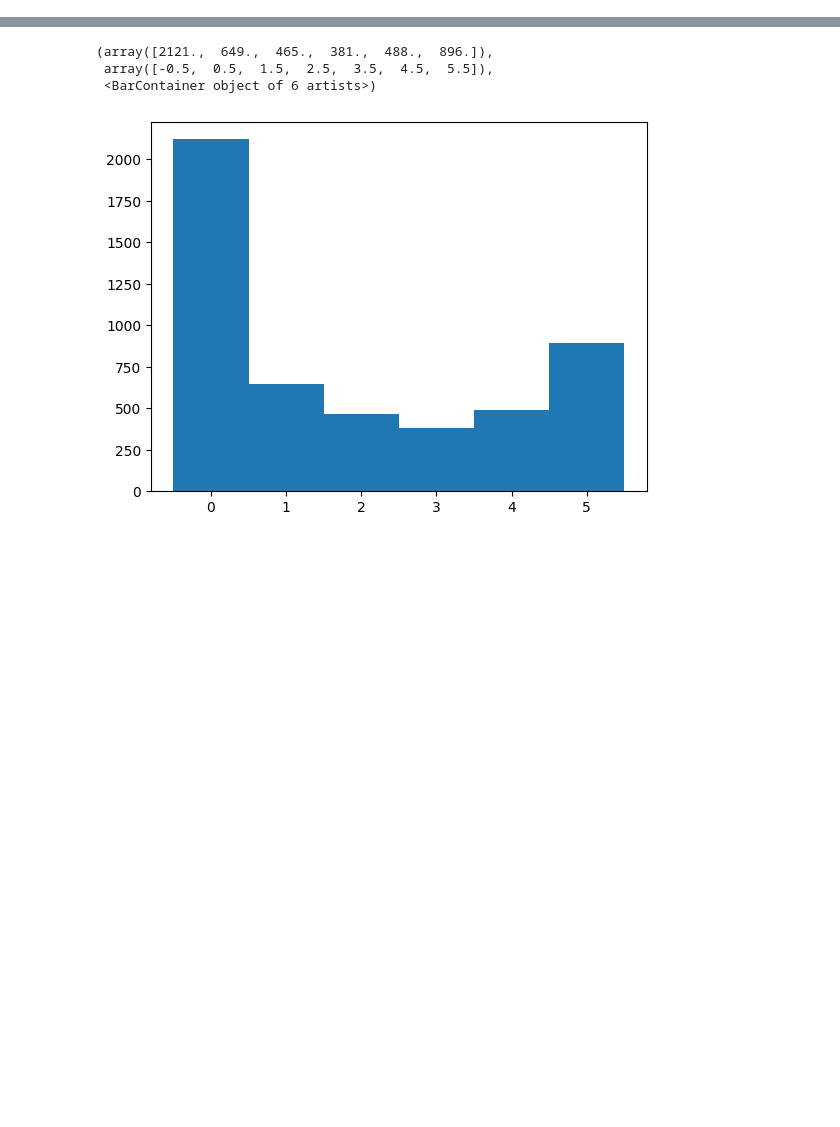
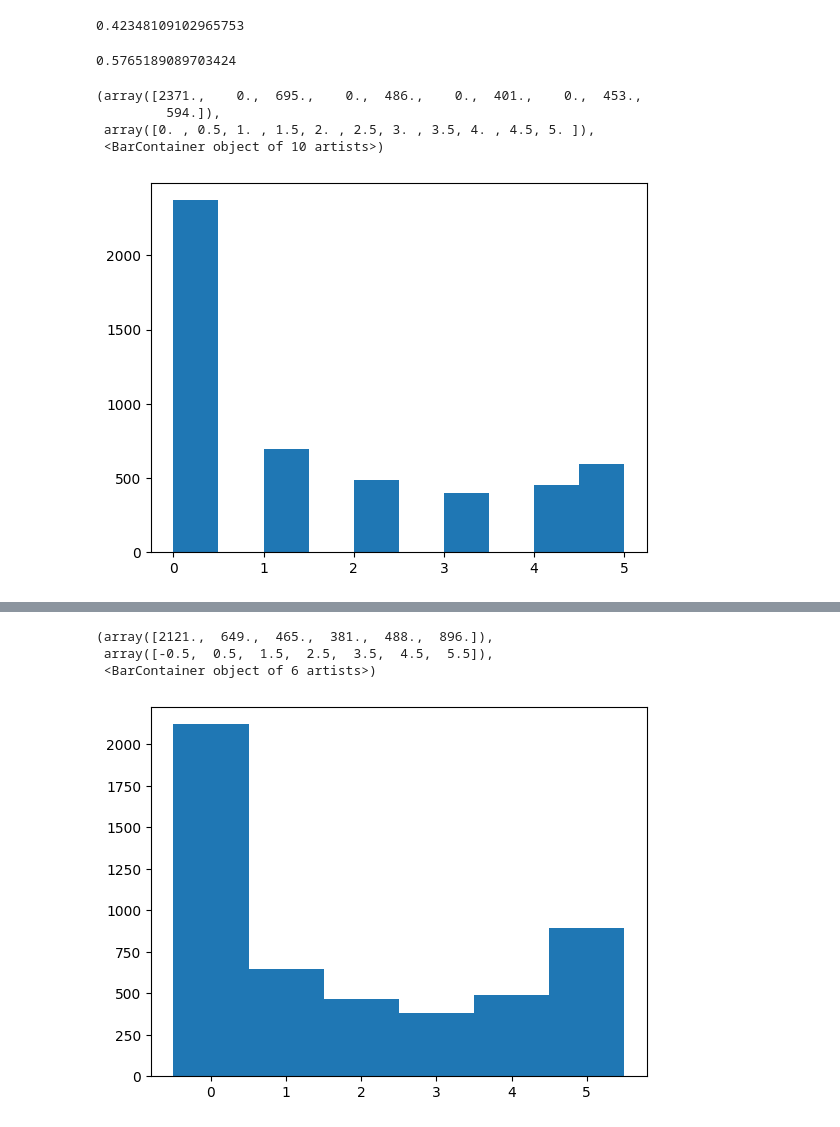
Before and after one commit to katiekang1998/reasoning_data, a Jupyter notebook: analyze/math_all_samples.ipynb, the cells around one changed output, grey strips where cells are left out. Cells and saved outputs as stored; diff of their text form; code cells hidden in the pictures; blank space fills up the shorter version.

```diff
--- a/analyze/math_all_samples.ipynb
+++ b/analyze/math_all_samples.ipynb
@@ -3,0 +8,18 @@ import matplotlib.pyplot as plt
+# %%
+len(easy_idxs)/len(train_num_correct)
+# %% [output]
+0.42348109102965753
+# %%
+len(hard_idxs)/len(train_num_correct)
+# %% [output]
+0.5765189089703424
+# %%
+train_accs2 = (np.load('../ckpts/math_all_2epochs_llama2/test_answer_types5_seed2.npy')==0).sum(axis=-1)
+# %%
+plt.hist(train_accs2)
+# %% [output]
+(array([2371.,    0.,  695.,    0.,  486.,    0.,  401.,    0.,  453.,
+         594.]),
+ array([0. , 0.5, 1. , 1.5, 2. , 2.5, 3. , 3.5, 4. , 4.5, 5. ]),
+ <BarContainer object of 10 artists>)
+[figure, added]
```
Also changed, not shown: parts of 5 cells of this notebook, 54 other files.
